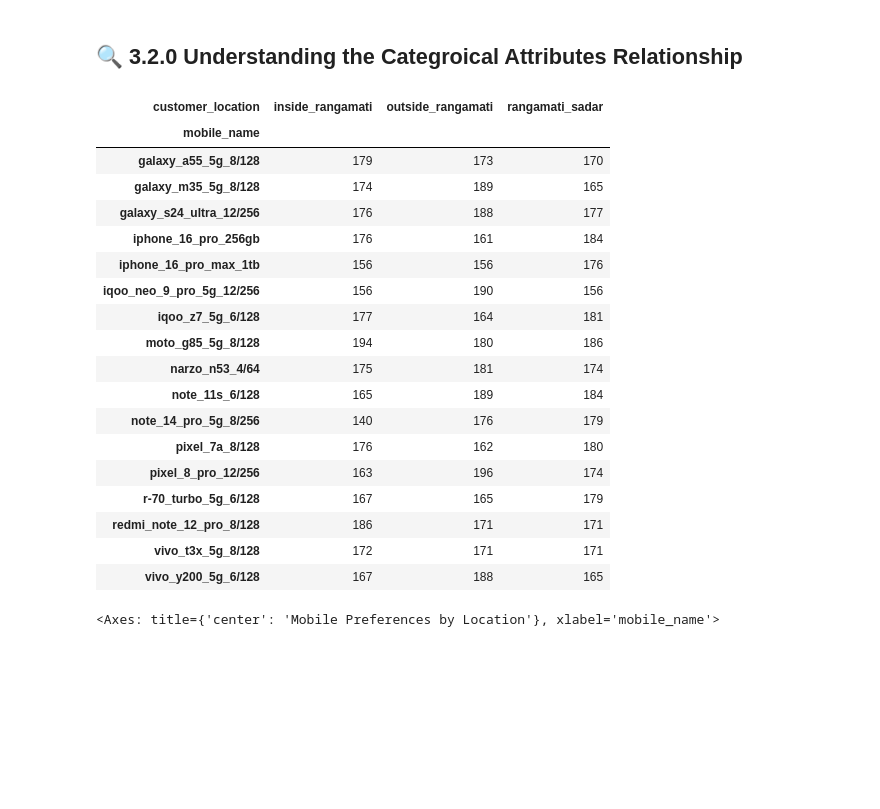
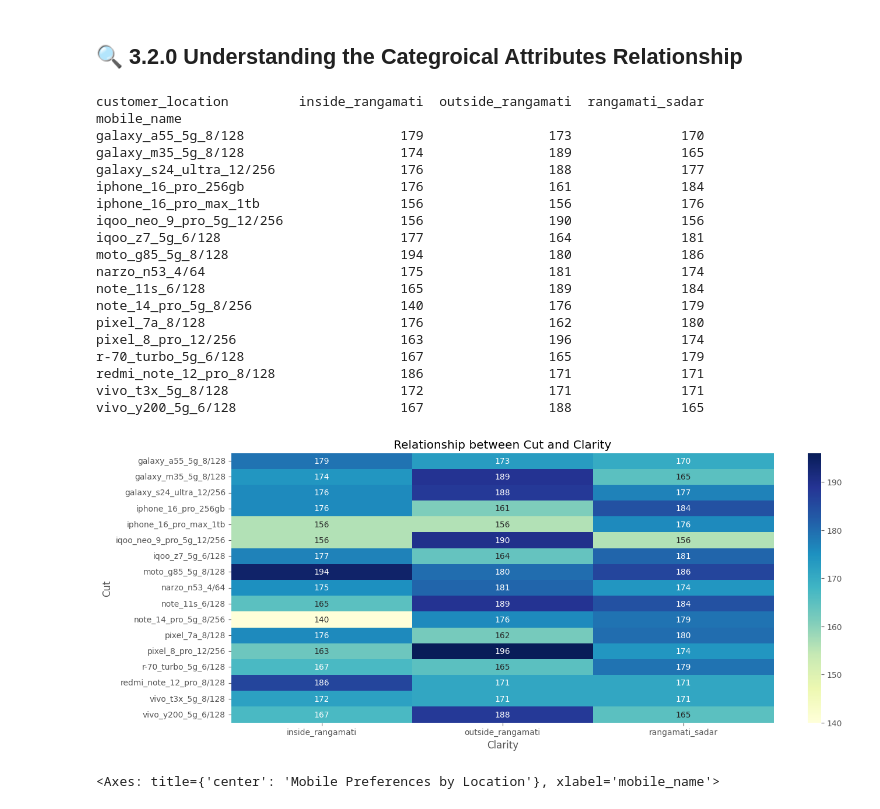
Before and after one commit to TeslimAdeyanju/14-Portfolio-SDS-CP026-retail-pulse, a Jupyter notebook: submissions/team/Teslim-Adeyanju/teslim-adeyanju-retail-pulse-note.ipynb, the cells around one changed output. Drawn from its saved outputs; the diff is of its cells as text; code cells hidden in the pictures; blank space fills up the shorter version.

```diff
--- a/submissions/team/Teslim-Adeyanju/teslim-adeyanju-retail-pulse-note.ipynb
+++ b/submissions/team/Teslim-Adeyanju/teslim-adeyanju-retail-pulse-note.ipynb
@@ -489,0 +573,15 @@ plt.show()
+# %%
+
+
+df['engagement_score'] = (
+    df['came_from_facebook'].map({'yes': 1, 'no': 0}) +
+    df['follows_facebook_page'].map({'yes': 1, 'no': 0}) +
+    df['heard_about_shop'].map({'yes': 1, 'no': 0}) +
+    df['previous_customer'].map({'yes': 1, 'no': 0})
+)
+# %%
+df['engagement_level'] = pd.cut(
+    df['engagement_score'],
+    bins=[-1, 1, 2, 4],
+    labels=['Low', 'Medium', 'High']
+)
@@ -491,28 +605,39 @@ plt.show()
 ## 🔍 3.2.0 Understanding the Categroical Attributes Relationship
 # %%
 location_mobile = pd.crosstab(df['customer_location'], df['mobile_name'])
+location_mobile = location_mobile.T
 # %%
-location_mobile.T
+print(location_mobile)
 # %% [output]
-| customer_location | inside_rangamati | outside_rangamati | rangamati_sadar |
-| mobile_name |  |  |  |
-| galaxy_a55_5g_8/128 | 179 | 173 | 170 |
-| galaxy_m35_5g_8/128 | 174 | 189 | 165 |
-| galaxy_s24_ultra_12/256 | 176 | 188 | 177 |
-| iphone_16_pro_256gb | 176 | 161 | 184 |
-| iphone_16_pro_max_1tb | 156 | 156 | 176 |
-| iqoo_neo_9_pro_5g_12/256 | 156 | 190 | 156 |
-| iqoo_z7_5g_6/128 | 177 | 164 | 181 |
-| moto_g85_5g_8/128 | 194 | 180 | 186 |
-| narzo_n53_4/64 | 175 | 181 | 174 |
-| note_11s_6/128 | 165 | 189 | 184 |
-| note_14_pro_5g_8/256 | 140 | 176 | 179 |
-| pixel_7a_8/128 | 176 | 162 | 180 |
-| pixel_8_pro_12/256 | 163 | 196 | 174 |
-| r-70_turbo_5g_6/128 | 167 | 165 | 179 |
-| redmi_note_12_pro_8/128 | 186 | 171 | 171 |
-| vivo_t3x_5g_8/128 | 172 | 171 | 171 |
-| vivo_y200_5g_6/128 | 167 | 188 | 165 |
+customer_location         inside_rangamati  outside_rangamati  rangamati_sadar
+mobile_name
+galaxy_a55_5g_8/128                    179                173              170
+galaxy_m35_5g_8/128                    174                189              165
+galaxy_s24_ultra_12/256                176                188              177
+iphone_16_pro_256gb                    176                161              184
+iphone_16_pro_max_1tb                  156                156              176
+iqoo_neo_9_pro_5g_12/256               156                190              156
+iqoo_z7_5g_6/128                       177                164              181
+moto_g85_5g_8/128                      194                180              186
+narzo_n53_4/64                         175                181              174
+note_11s_6/128                         165                189              184
+note_14_pro_5g_8/256                   140                176              179
+pixel_7a_8/128                         176                162              180
+pixel_8_pro_12/256                     163                196              174
+r-70_turbo_5g_6/128                    167                165              179
+redmi_note_12_pro_8/128                186                171              171
+vivo_t3x_5g_8/128                      172                171              171
+vivo_y200_5g_6/128                     167                188              165
+# %%
+# Visualize the relationship between cut and clarity
+plt.figure(figsize=(15, 6))
+sns.heatmap(location_mobile, annot=True, fmt=".0f", cmap="YlGnBu")
+plt.title("Relationship between Cut and Clarity")
+plt.ylabel("Cut")
+plt.xlabel("Clarity")
+plt.show()
+# %% [output]
+[figure, added]
 # %%
 a.plot(kind='bar', stacked=True, title='Mobile Preferences by Location')
 # %% [output]
```
Also changed, not shown: parts of 16 cells of this notebook.
